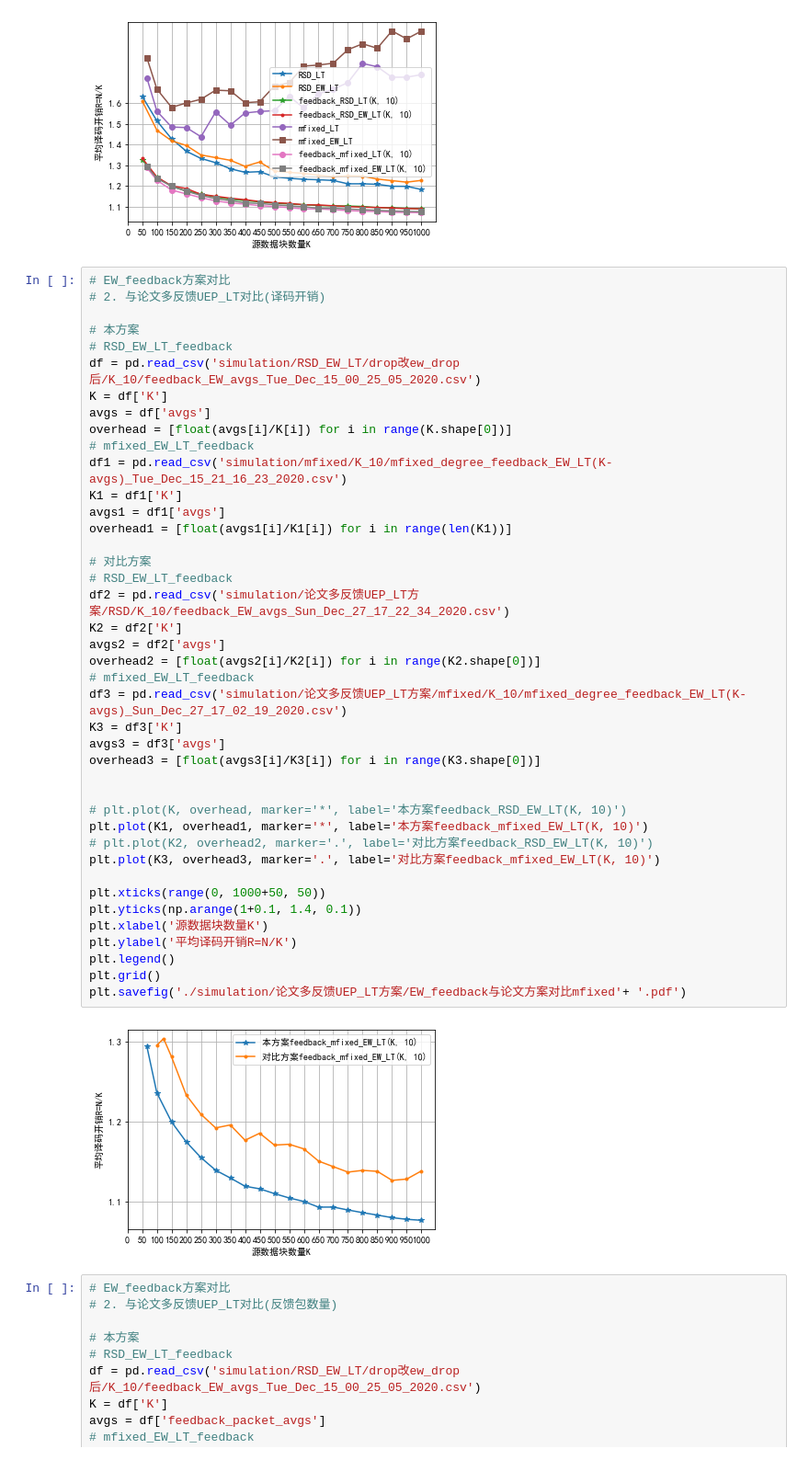
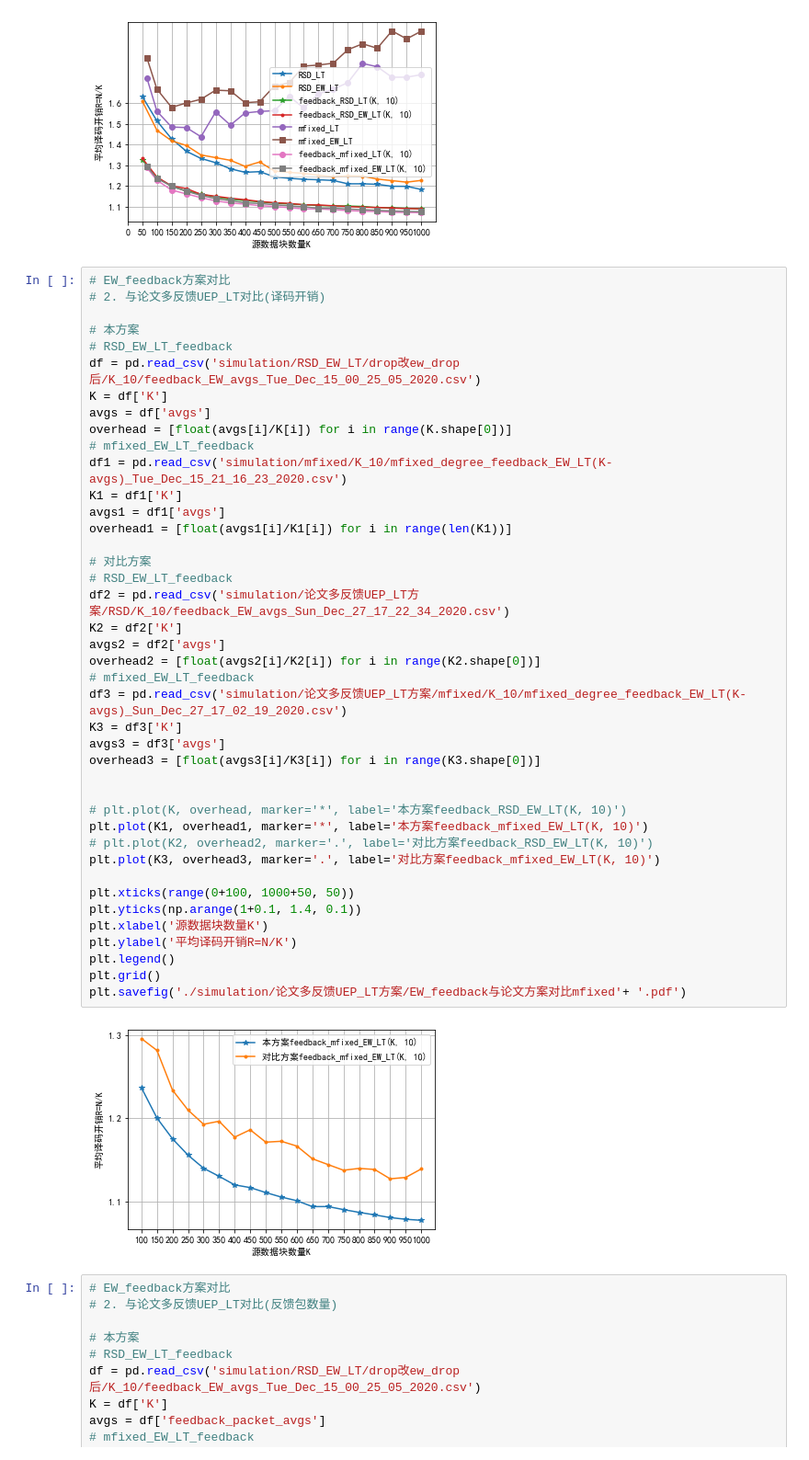
Before and after one commit to alanpengz/fountaincode_simulation, a Jupyter notebook: plot_chunk_size.ipynb, the cells around one changed output. Shown at 92% size. Saved outputs shown, nothing was run; the diff lists cells and outputs as text.

```diff
--- a/plot_chunk_size.ipynb
+++ b/plot_chunk_size.ipynb
@@ -489,35 +662,35 @@ overhead = [float(avgs[i]/K[i]) for i in range(K.shape[0])]
 df1 = pd.read_csv('simulation/mfixed/K_10/mfixed_degree_feedback_EW_LT(K-avgs)_Tue_Dec_15_21_16_23_2020.csv')
 K1 = df1['K']
 avgs1 = df1['avgs']
 overhead1 = [float(avgs1[i]/K1[i]) for i in range(len(K1))]
 
 # 对比方案
 # RSD_EW_LT_feedback
 df2 = pd.read_csv('simulation/论文多反馈UEP_LT方案/RSD/K_10/feedback_EW_avgs_Sun_Dec_27_17_22_34_2020.csv')
 K2 = df2['K']
 avgs2 = df2['avgs']
 overhead2 = [float(avgs2[i]/K2[i]) for i in range(K2.shape[0])]
 # mfixed_EW_LT_feedback
 df3 = pd.read_csv('simulation/论文多反馈UEP_LT方案/mfixed/K_10/mfixed_degree_feedback_EW_LT(K-avgs)_Sun_Dec_27_17_02_19_2020.csv')
 K3 = df3['K']
 avgs3 = df3['avgs']
 overhead3 = [float(avgs3[i]/K3[i]) for i in range(K3.shape[0])]
 
 
 # plt.plot(K, overhead, marker='*', label='本方案feedback_RSD_EW_LT(K, 10)')
 plt.plot(K1, overhead1, marker='*', label='本方案feedback_mfixed_EW_LT(K, 10)')
 # plt.plot(K2, overhead2, marker='.', label='对比方案feedback_RSD_EW_LT(K, 10)')
 plt.plot(K3, overhead3, marker='.', label='对比方案feedback_mfixed_EW_LT(K, 10)')
 
-plt.xticks(range(0, 1000+50, 50))
+plt.xticks(range(0+100, 1000+50, 50))
 plt.yticks(np.arange(1+0.1, 1.4, 0.1))
 plt.xlabel('源数据块数量K')
 plt.ylabel('平均译码开销R=N/K')
 plt.legend()
 plt.grid()
 plt.savefig('./simulation/论文多反馈UEP_LT方案/EW_feedback与论文方案对比mfixed'+ '.pdf')
 # %% [output]
-[figure, old version]
+[figure, new version]
 # %%
 # EW_feedback方案对比
 # 2. 与论文多反馈UEP_LT对比(反馈包数量)
```
Also changed, not shown: parts of 1 cell of this notebook, 18 other files.
